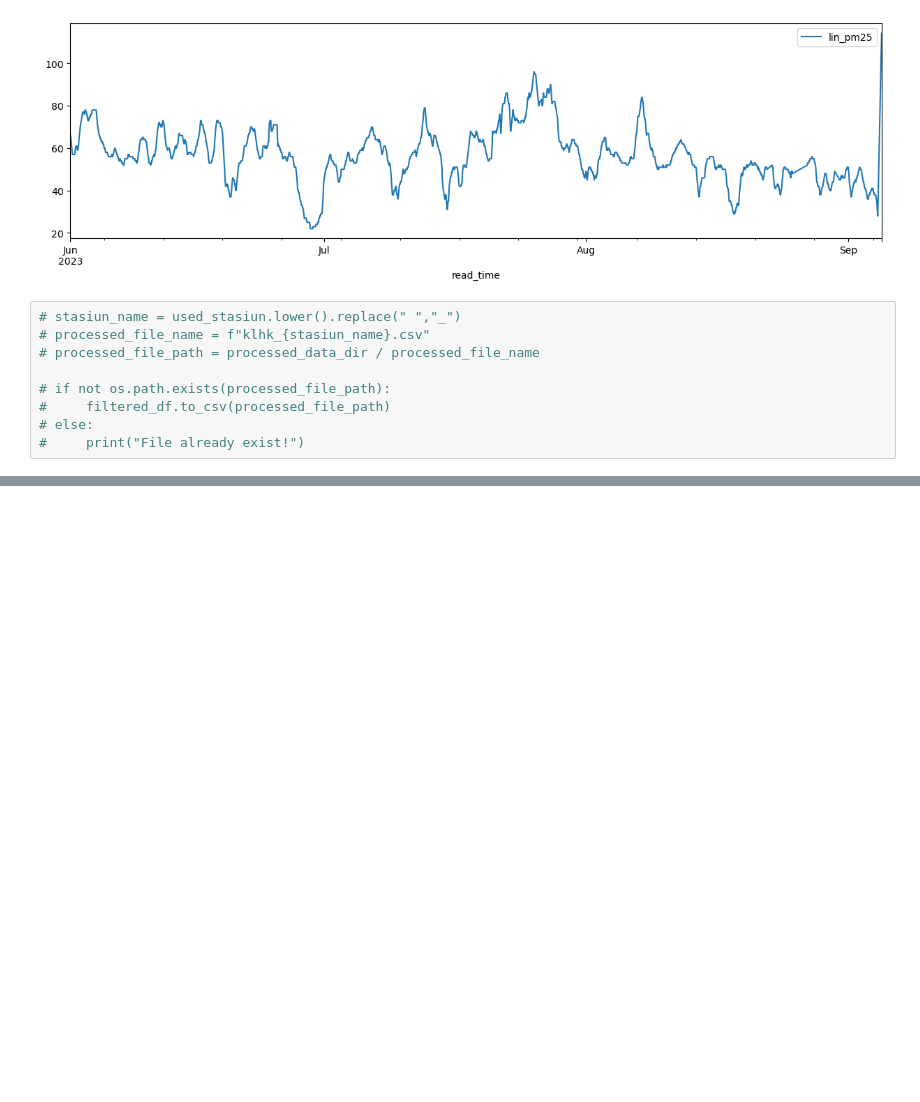
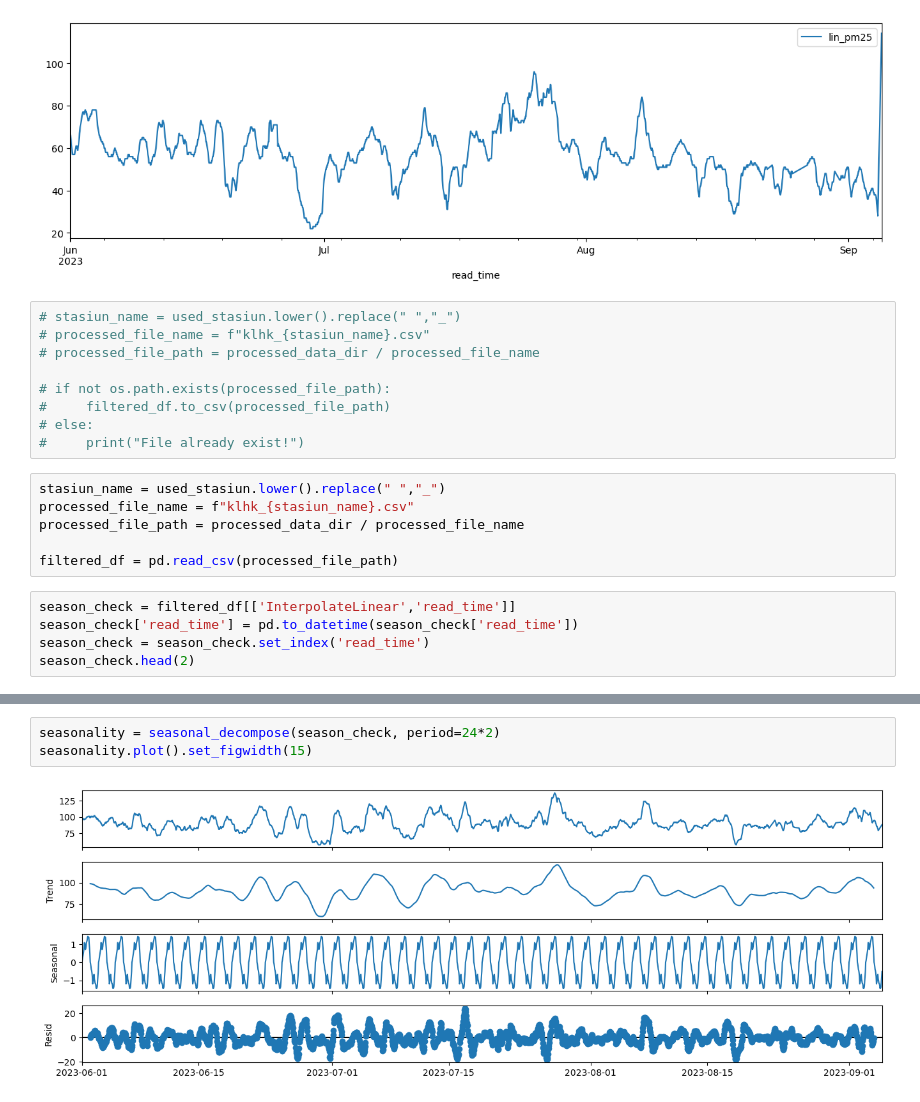
Before and after one commit to amrirasyidi/air_quality_forecasting, a Jupyter notebook: notebooks/1_klhk_jakarta_exploration.ipynb, the cells around one changed output, grey strips where cells are left out. Cells and saved outputs as stored; diff of their text form; blank space fills up the shorter version.

Commit message:
added seasonality analysis

```diff
--- a/notebooks/1_klhk_jakarta_exploration.ipynb
+++ b/notebooks/1_klhk_jakarta_exploration.ipynb
@@ -221,3 +224,14 @@ filtered_df[filtered_df['stasiun']=="Depok Pancoran Mas"].plot(x='read_time',y='
 #     filtered_df.to_csv(processed_file_path)
 # else:
 #     print("File already exist!")
+# %%
+stasiun_name = used_stasiun.lower().replace(" ","_")
+processed_file_name = f"klhk_{stasiun_name}.csv"
+processed_file_path = processed_data_dir / processed_file_name
+
+filtered_df = pd.read_csv(processed_file_path)
+# %%
+season_check = filtered_df[['InterpolateLinear','read_time']]
+season_check['read_time'] = pd.to_datetime(season_check['read_time'])
+season_check = season_check.set_index('read_time')
+season_check.head(2)
@@ -223,0 +248,5 @@ filtered_df[filtered_df['stasiun']=="Depok Pancoran Mas"].plot(x='read_time',y='
+# %%
+seasonality = seasonal_decompose(season_check, period=24*2)
+seasonality.plot().set_figwidth(15)
+# %% [output]
+[figure, added]
```
Also changed, not shown: parts of 6 cells of this notebook.
